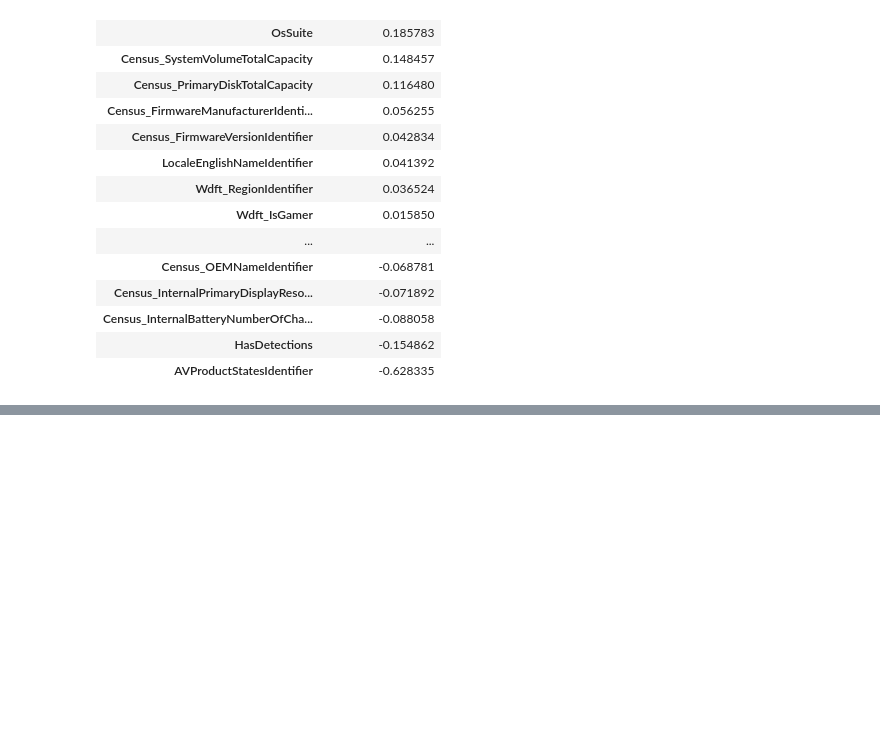
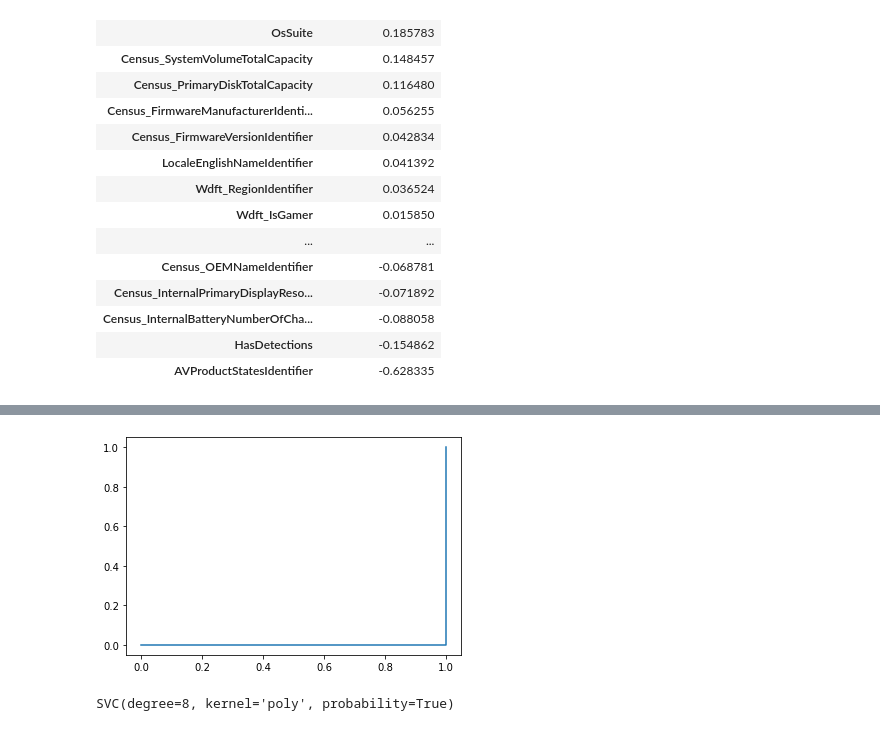
Before and after one commit to saritazavala/SDS-Proyecto2, a Jupyter notebook: Parte1.ipynb, the cells around one changed output, grey strips where cells are left out. Cells and saved outputs as stored; diff of their text form; code cells hidden in the pictures; blank space fills up the shorter version.

```diff
--- a/Parte1.ipynb
+++ b/Parte1.ipynb
@@ -712,0 +773,6 @@ for rect in ax.patches:
+# %%
+final2 = final_sample.sample(frac=1/9000)
+# final2 = final2.drop(columns=['EngineVersion','AvSigVersion','AppVersion','Processor',
+#                               'OsPlatformSubRelease','OsBuildLab','SkuEdition','Census_MDC2FormFactor',
+#                               'Census_OSWUAutoUpdateOptionsName','Census_GenuineStateName','Census_ActivationChannel',
+#                               'Census_OSInstallTypeName', 'Census_OSSkuName','Census_OSEdition'])
@@ -712,0 +791,2 @@ for rect in ax.patches:
+# %%
+final2 = final2.select_dtypes(exclude=["object_"])
@@ -712,0 +805,4 @@ for rect in ax.patches:
+# %%
+X = final2.drop(["HasDetections"], axis = 1)
+y = final2["HasDetections"]
+X_train, X_test, y_train, y_test = train_test_split(X, y, test_size = 0.20)
@@ -712,0 +835,3 @@ for rect in ax.patches:
+# %%
+svclassifier = SVC(kernel='linear', probability=True)
+svclassifier.fit(X_train, y_train)
@@ -712,0 +856,7 @@ for rect in ax.patches:
+# %%
+y_pred_proba = svclassifier.predict_proba(X_test)[::,1]
+fpr, tpr, _ = roc_curve(y_test,  y_pred_proba)
+plt.plot(fpr,tpr)
+plt.show()
+# %% [output]
+[figure, added]
@@ -712,0 +870,5 @@ for rect in ax.patches:
+# %%
+svclassifier = SVC(kernel='poly', degree=8,probability=True)
+svclassifier.fit(X_train, y_train)
+# %% [output]
+SVC(degree=8, kernel='poly', probability=True)
```
Also changed, not shown: parts of 40 cells of this notebook.
